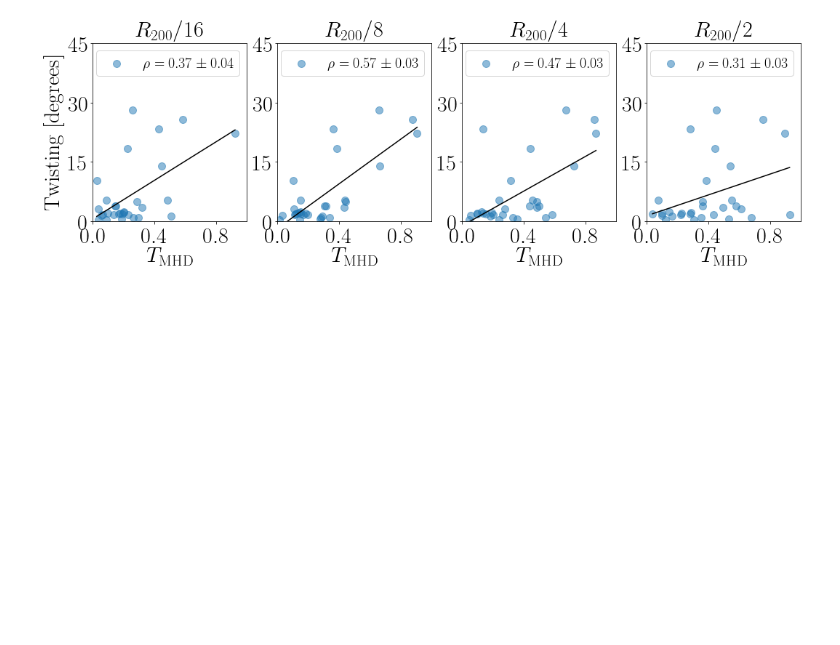
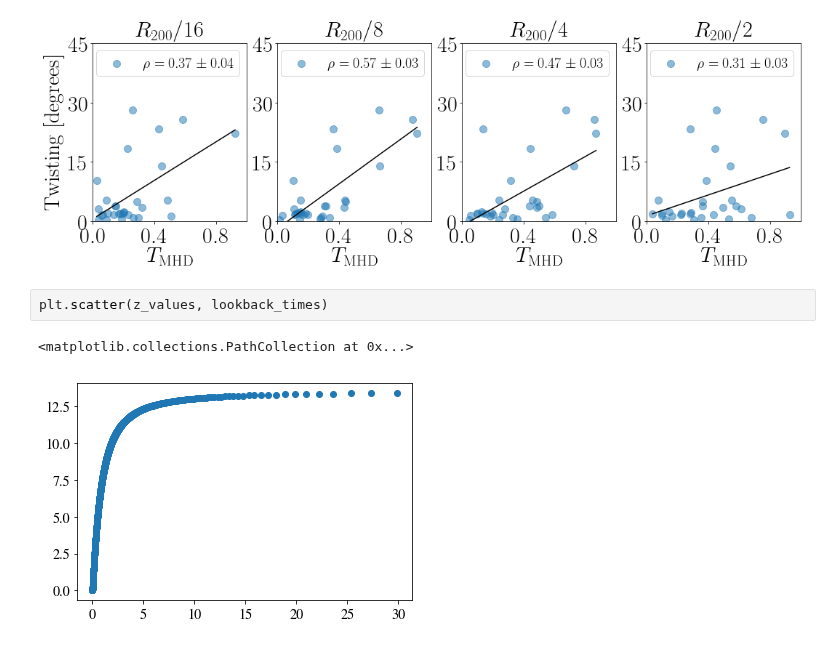
Before and after one commit to jdprada1760/Paper_Halo_shapes, a Jupyter notebook: Code/Star_Disk_DM_Alignment.ipynb, the cells around one changed output. Cells and saved outputs as stored; diff of their text form; blank space fills up the shorter version.

```diff
--- a/Code/Star_Disk_DM_Alignment.ipynb
+++ b/Code/Star_Disk_DM_Alignment.ipynb
@@ -787,3 +801,8 @@ plt.savefig('../Document/correlations_twisting_triaxiality_MHD.pdf',bbox_inches=
 --- 11
 0.307799671592775
 [figure]
+# %%
+plt.scatter(z_values, lookback_times)
+# %% [output]
+<matplotlib.collections.PathCollection at 0x...>
+[figure, added]
```
Also changed, not shown: parts of 5 cells of this notebook.
